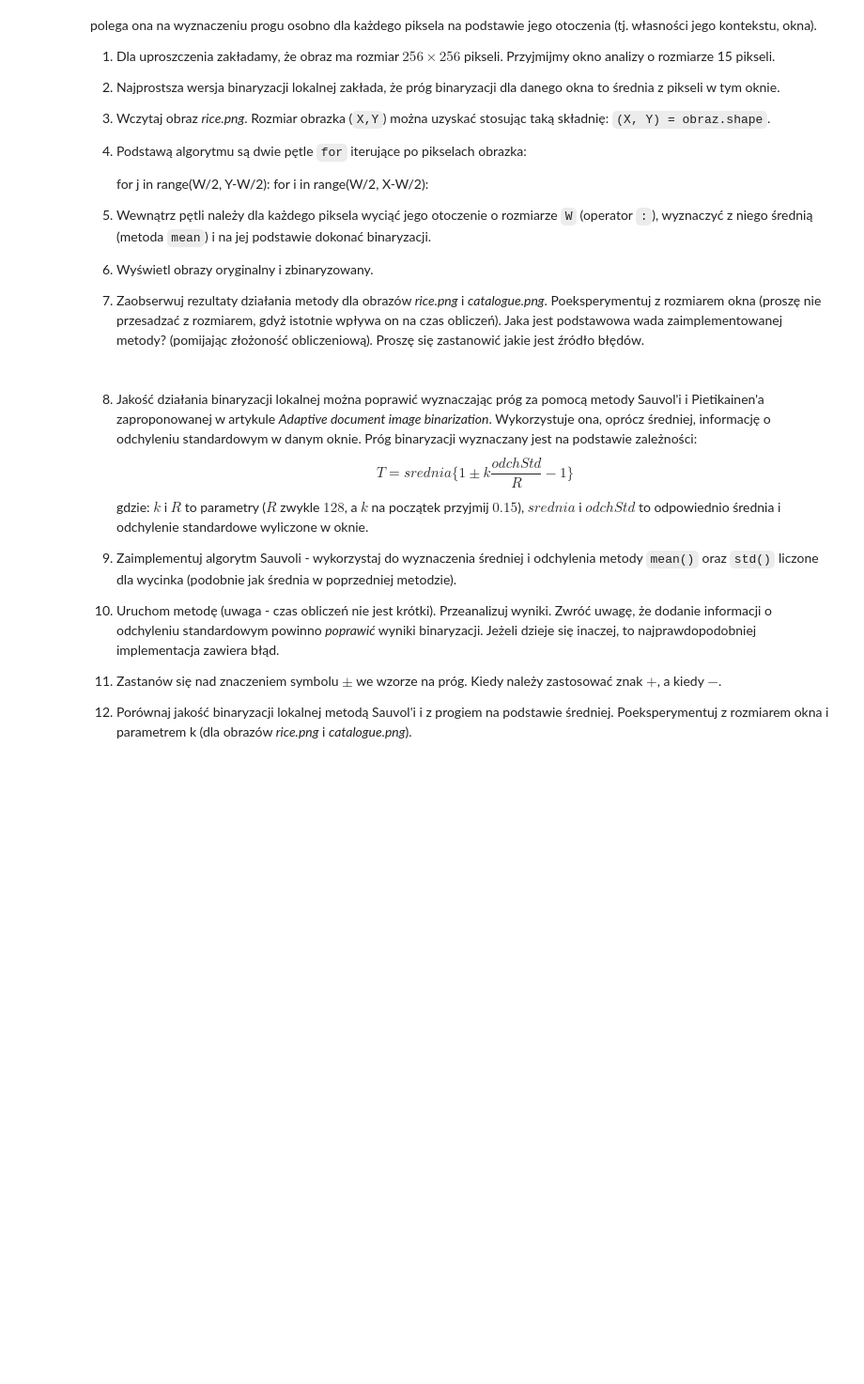
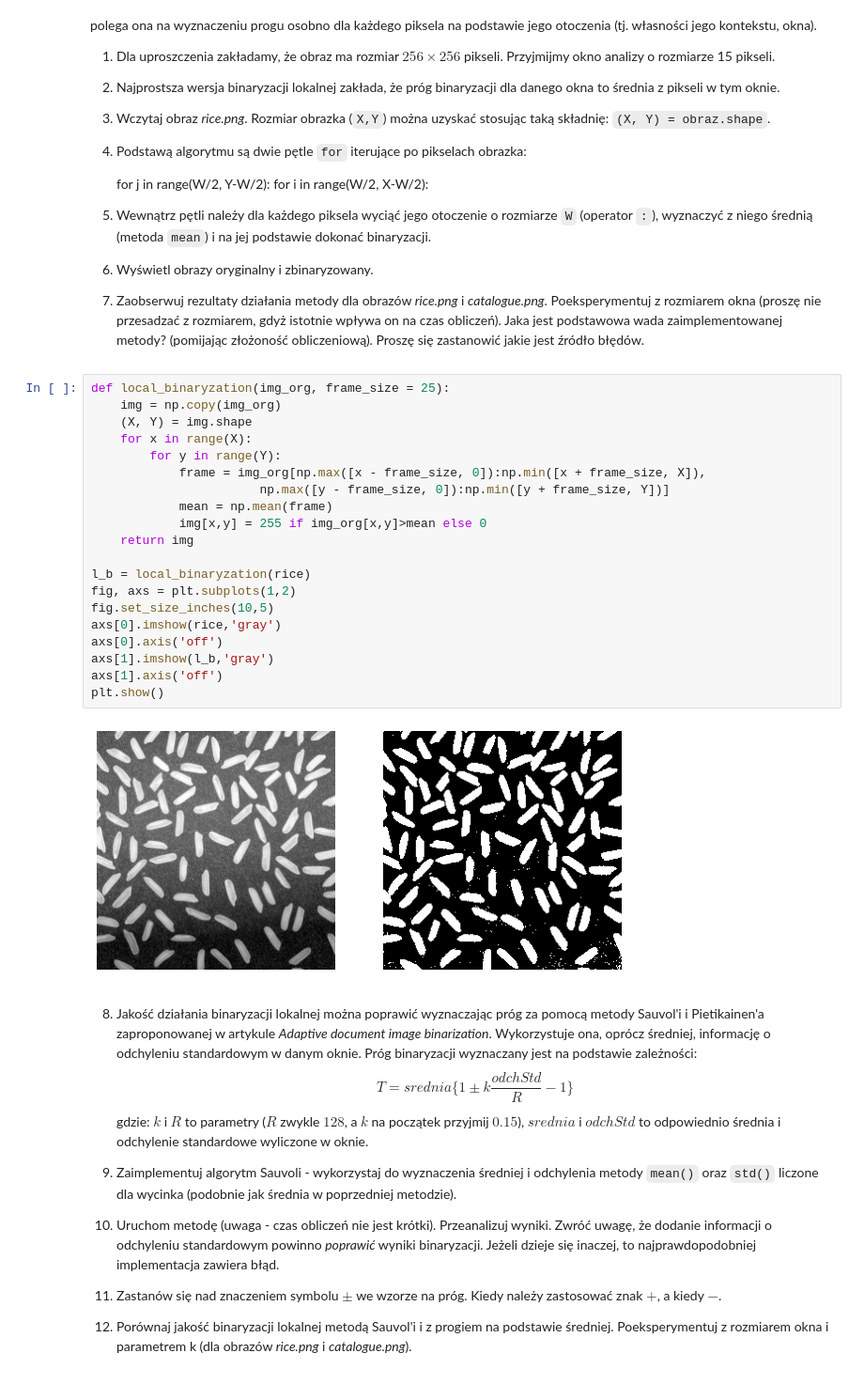
Before and after one commit to prz-ziaja/sem5, a Jupyter notebook: poc/lab04/04_thresholding.ipynb, the cells around one changed output. Shown at 94% size. Cells and saved outputs as stored; diff of their text form; blank space fills up the shorter version.

```diff
--- a/poc/lab04/04_thresholding.ipynb
+++ b/poc/lab04/04_thresholding.ipynb
@@ -440,6 +442,28 @@ W jednym z wariantów polega ona na wyznaczeniu progu osobno dla każdego piksel
       Poeksperymentuj z rozmiarem okna (proszę nie przesadzać z rozmiarem, gdyż istotnie wpływa on na czas obliczeń).
       Jaka jest podstawowa wada zaimplementowanej metody? (pomijając złożoność obliczeniową).
       Proszę się zastanowić jakie jest źródło błędów.
+# %%
+def local_binaryzation(img_org, frame_size = 25):
+    img = np.copy(img_org)
+    (X, Y) = img.shape
+    for x in range(X):
+        for y in range(Y):
+            frame = img_org[np.max([x - frame_size, 0]):np.min([x + frame_size, X]),
+                       np.max([y - frame_size, 0]):np.min([y + frame_size, Y])]
+            mean = np.mean(frame)
+            img[x,y] = 255 if img_org[x,y]>mean else 0
+    return img
+
+l_b = local_binaryzation(rice)
+fig, axs = plt.subplots(1,2)
+fig.set_size_inches(10,5)
+axs[0].imshow(rice,'gray')
+axs[0].axis('off')
+axs[1].imshow(l_b,'gray')
+axs[1].axis('off')
+plt.show()
+# %% [output]
+[figure, added]
 # %% [markdown]
 8. Jakość działania binaryzacji lokalnej można poprawić wyznaczając próg za pomocą metody Sauvol'i i Pietikainen'a zaproponowanej w artykule *Adaptive document image binarization*.
 Wykorzystuje ona, oprócz średniej, informację o odchyleniu standardowym w danym oknie.
```
Also changed, not shown: parts of 5 cells of this notebook.
